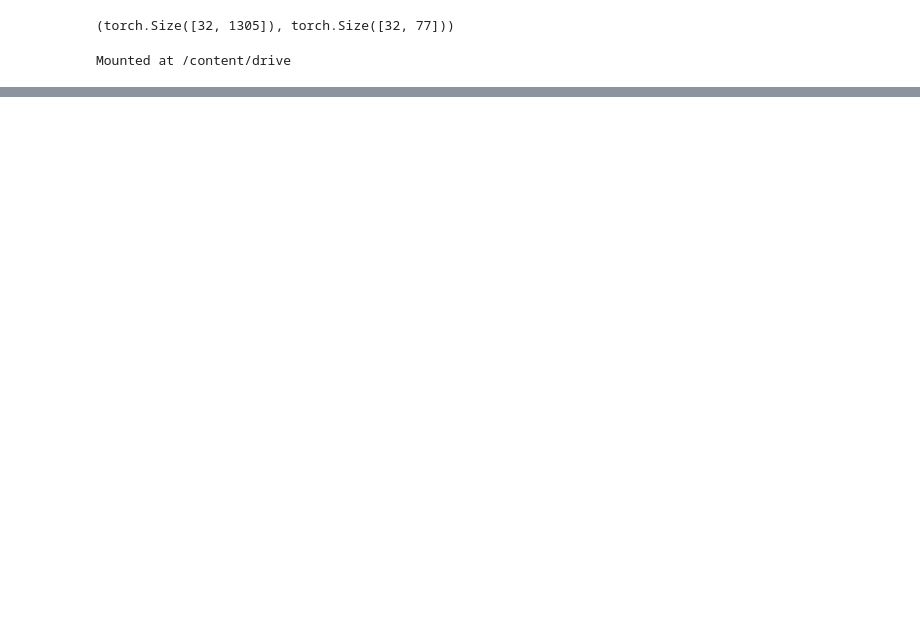
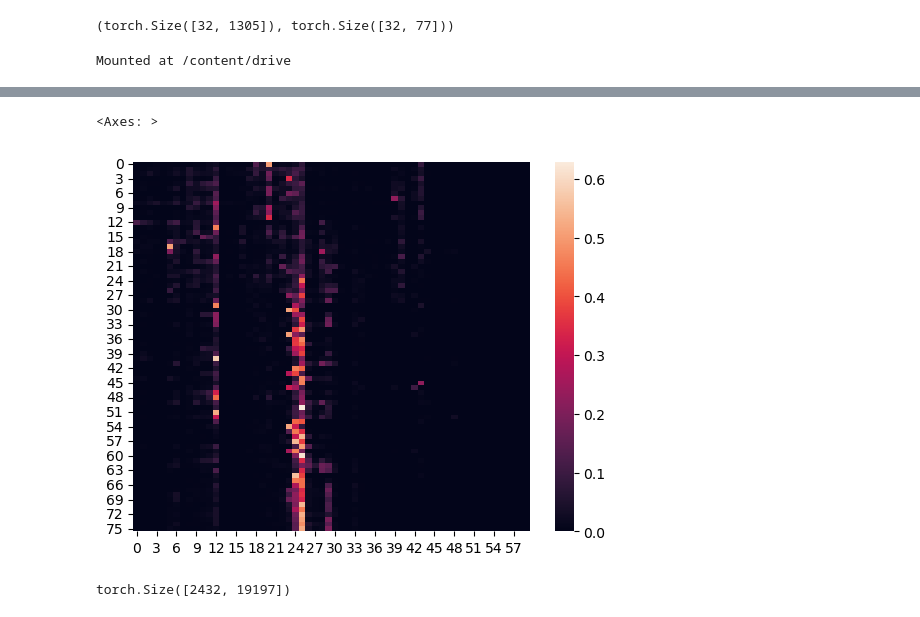
Before and after one commit to Yavanash/summarizer, a Jupyter notebook: seq2seq/main.ipynb, the cells around one changed output, grey strips where cells are left out. Cells and saved outputs as stored; diff of their text form; code cells hidden in the pictures; blank space fills up the shorter version.

```diff
--- a/seq2seq/main.ipynb
+++ b/seq2seq/main.ipynb
@@ -392,10 +364,13 @@ plt.title("Training Loss")
 # %%
-last_attn[0].shape
+# last_attn[0].shape
 # len(attn_keys)
-attn_matrix = torch.cat([sentence for sentence in last_attn], dim=1)
+attn_matrix = torch.cat([sentence for sentence in attn_keys], dim=1)
 attn_matrix.shape
-sns.heatmap(attn_matrix[0,:,:50].detach().cpu())
+sns.heatmap(attn_matrix[0,:,:60].detach().cpu())
 # attn_matrix.sum(dim=1)
+# %% [output]
+<Axes: >
+[figure, added]
 # %%
 a = "Artificial intelligence is becoming increasingly important in healthcare. Hospitals are using machine learning systems to help doctors analyze medical images such as X-rays and MRIs. These systems can detect patterns that might be difficult for humans to notice, which helps in identifying diseases like cancer at an early stage. AI is also used to predict patient risk, manage hospital resources, and assist in drug discovery. However, experts warn that AI systems should always be used alongside human medical judgment because incorrect predictions could lead to serious consequences."
 b = "AI is helping healthcare by analyzing medical images, predicting patient risks, and assisting in drug discovery, but human oversight remains essential."
@@ -407,6 +382,10 @@ vocab = data.vocab
 # at.shape, bt.shape
 # out, _ = model(at.unsqueeze(0).to(device),bt.unsqueeze(0).to(device))
 out, _ = model(a.to(device),b.to(device))
+# %%
+out.shape
+# %% [output]
+torch.Size([2432, 19197])
 # %%
 # get_summary(out, vocab)
 # get_summary(b, vocab)
```
Also changed, not shown: parts of 8 cells of this notebook.
